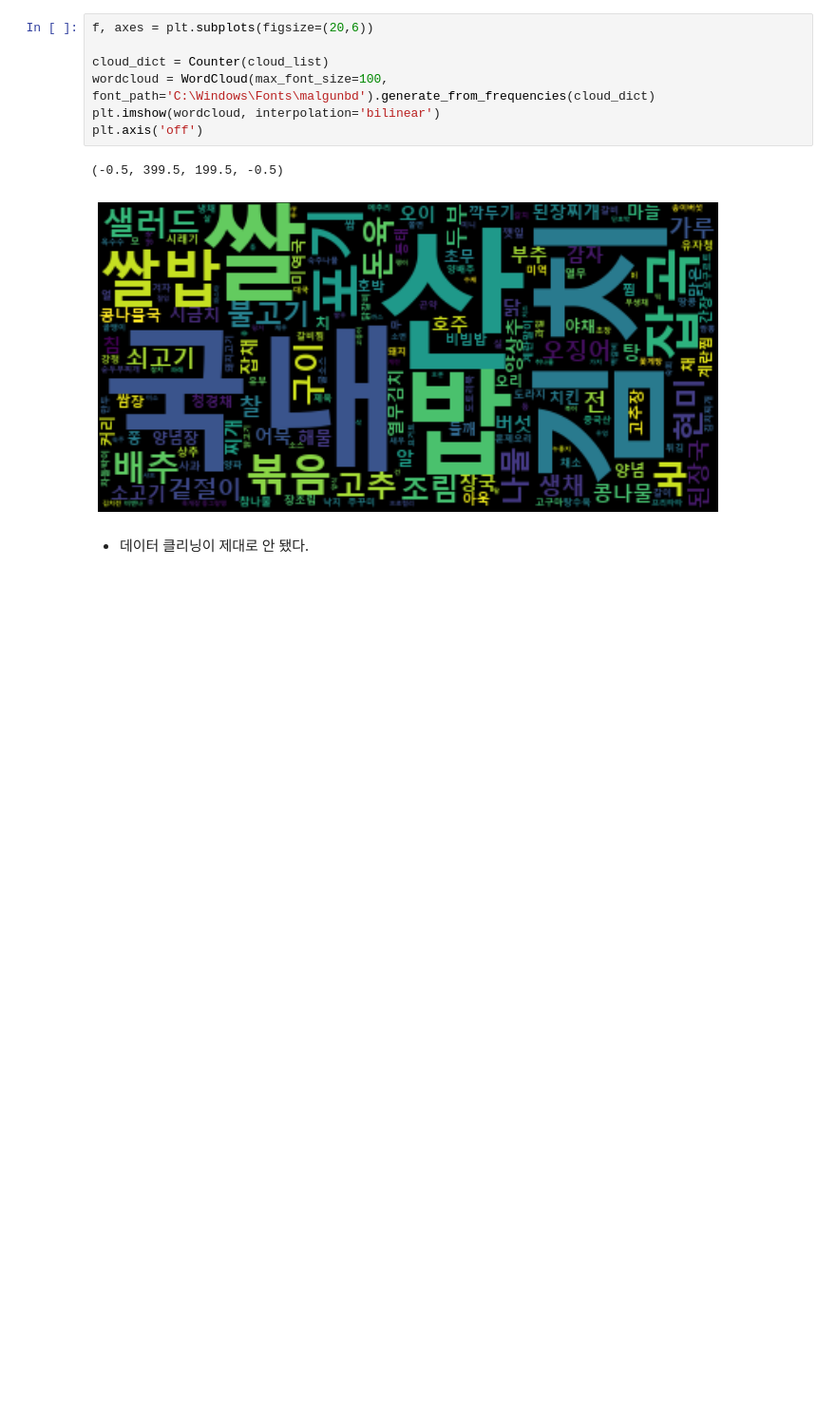
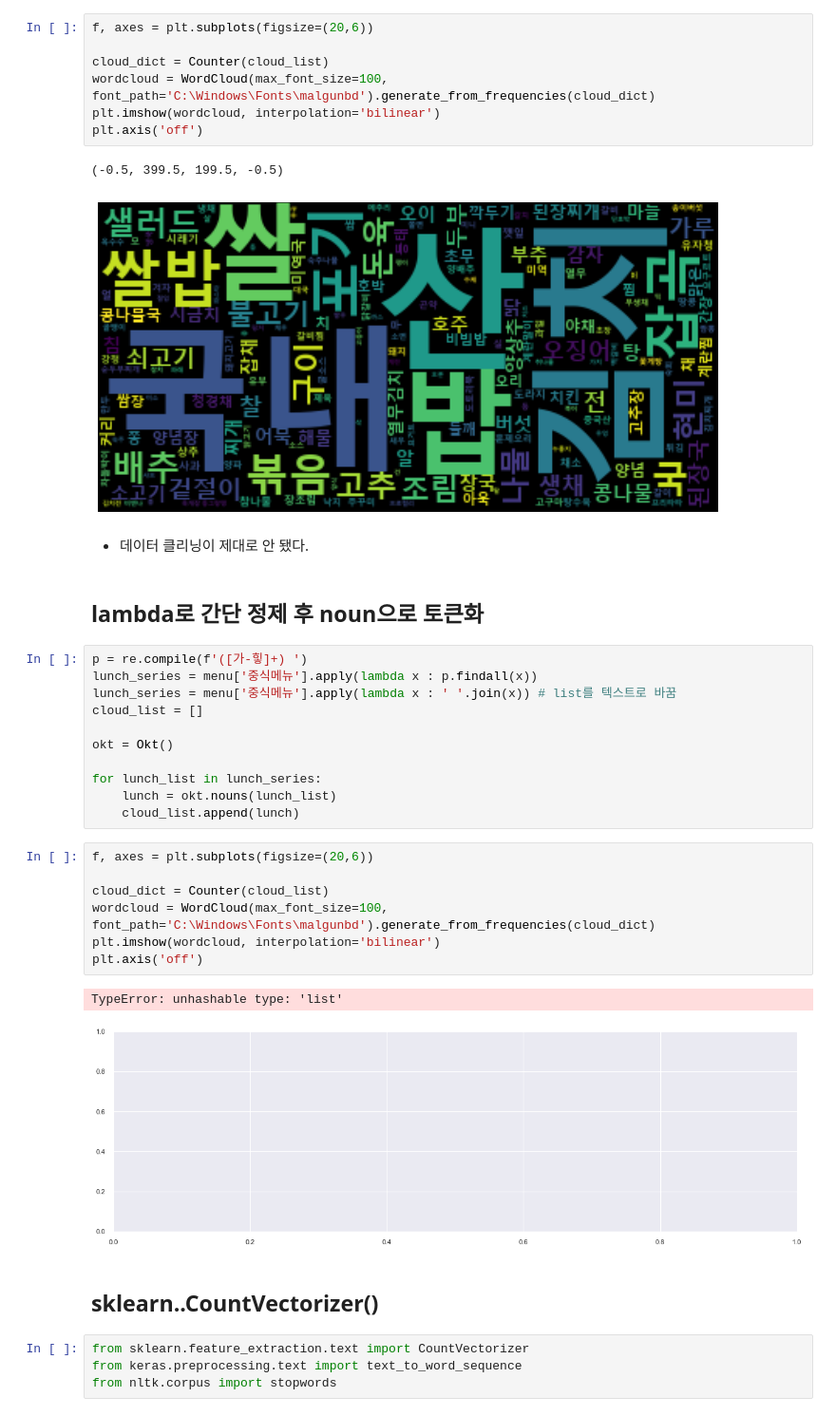
Before and after one commit to ssawwqdf/DL_practice, a Jupyter notebook: NLP/lec01_basic.ipynb, the cells around one changed output. Shown at 95% size. Drawn from its saved outputs; the diff is of its cells as text; blank space fills up the shorter version.

```diff
--- a/NLP/lec01_basic.ipynb
+++ b/NLP/lec01_basic.ipynb
@@ -522,3 +601,32 @@ plt.axis('off')
 [figure]
 # %% [markdown]
 * 데이터 클리닝이 제대로 안 됐다.
+# %% [markdown]
+## lambda로 간단 정제 후 noun으로 토큰화
+# %%
+p = re.compile(f'([가-힣]+) ')
+lunch_series = menu['중식메뉴'].apply(lambda x : p.findall(x))
+lunch_series = menu['중식메뉴'].apply(lambda x : ' '.join(x)) # list를 텍스트로 바꿈
+cloud_list = []
+
+okt = Okt()
+
+for lunch_list in lunch_series:
+    lunch = okt.nouns(lunch_list)
+    cloud_list.append(lunch)
+# %%
+f, axes = plt.subplots(figsize=(20,6))
+
+cloud_dict = Counter(cloud_list)
+wordcloud = WordCloud(max_font_size=100, font_path='C:\Windows\Fonts\malgunbd').generate_from_frequencies(cloud_dict)
+plt.imshow(wordcloud, interpolation='bilinear')
+plt.axis('off')
+# %% [output]
+TypeError: unhashable type: 'list'
+[figure, added]
+# %% [markdown]
+## sklearn..CountVectorizer()
+# %%
+from sklearn.feature_extraction.text import CountVectorizer
+from keras.preprocessing.text import text_to_word_sequence
+from nltk.corpus import stopwords
```
Also changed, not shown: parts of 33 cells of this notebook, 34 other files.
